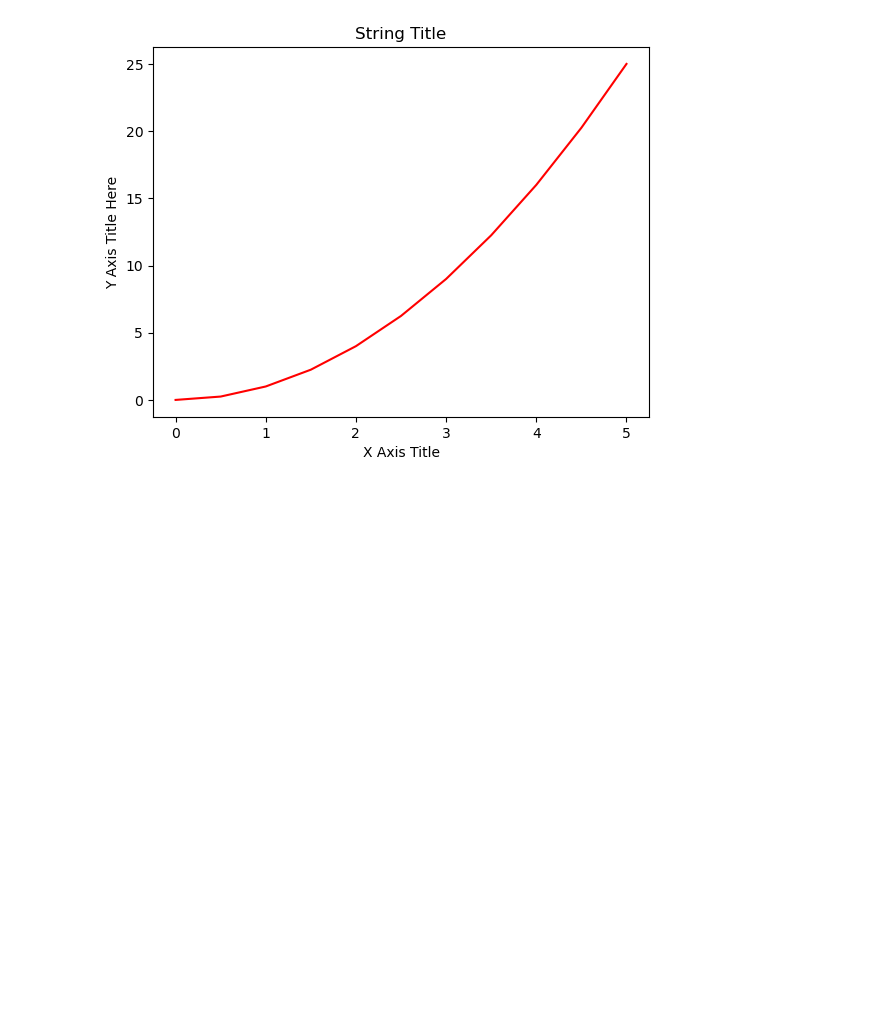
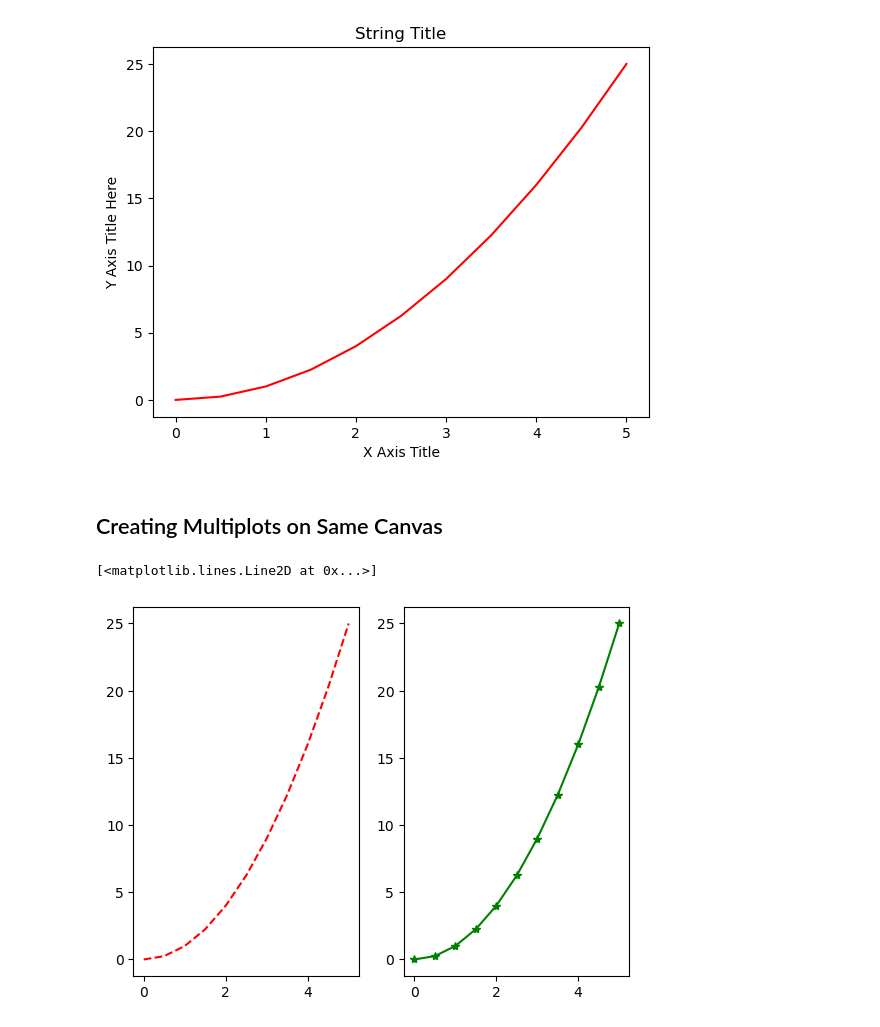
Before and after one commit to SiddheshDaphane/Data-Analysis-in-Python, a Jupyter notebook: 15_Matplotlib_Concepts.ipynb, the cells around one changed output. Drawn from its saved outputs; the diff is of its cells as text; code cells hidden in the pictures; blank space fills up the shorter version.

Commit message:
Matplotlib

```diff
--- a/15_Matplotlib_Concepts.ipynb
+++ b/15_Matplotlib_Concepts.ipynb
@@ -25,3 +25,13 @@ plt.title('String Title')
 plt.show()
 # %% [output]
 [figure]
+# %% [markdown]
+## Creating Multiplots on Same Canvas
+# %%
+plt.subplot(1,2,1)
+plt.plot(x, y, 'r--')
+plt.subplot(1,2,2)
+plt.plot(x, y, 'g*-')
+# %% [output]
+[<matplotlib.lines.Line2D at 0x...>]
+[figure, added]
```
